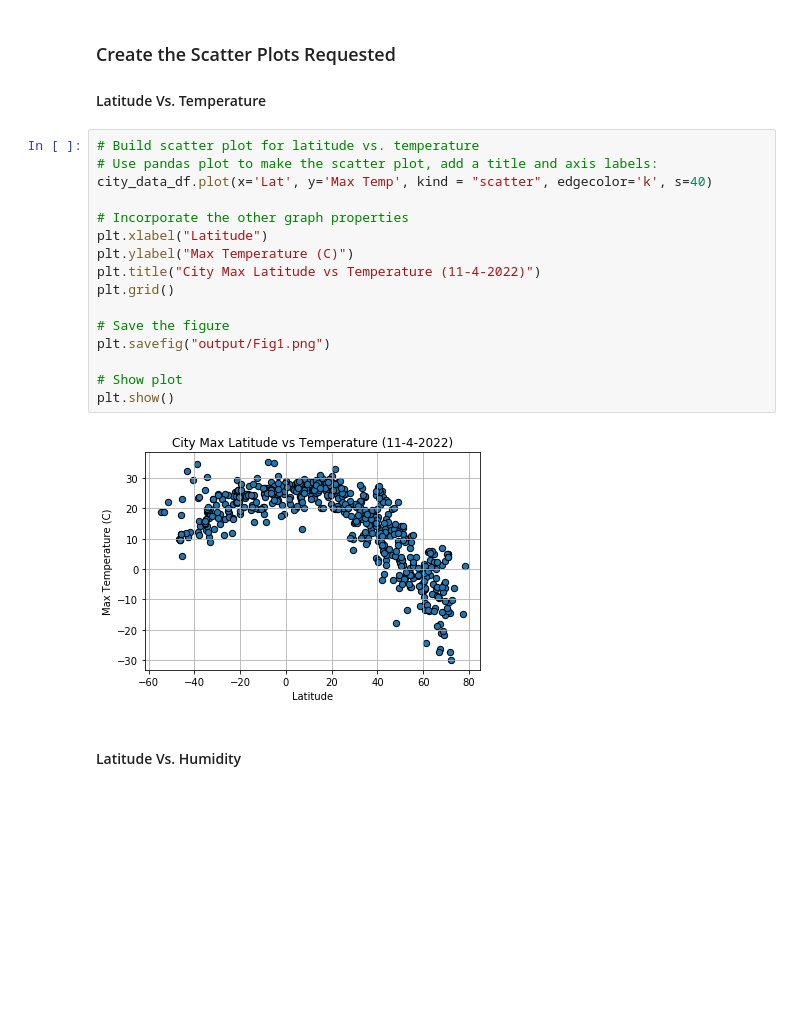
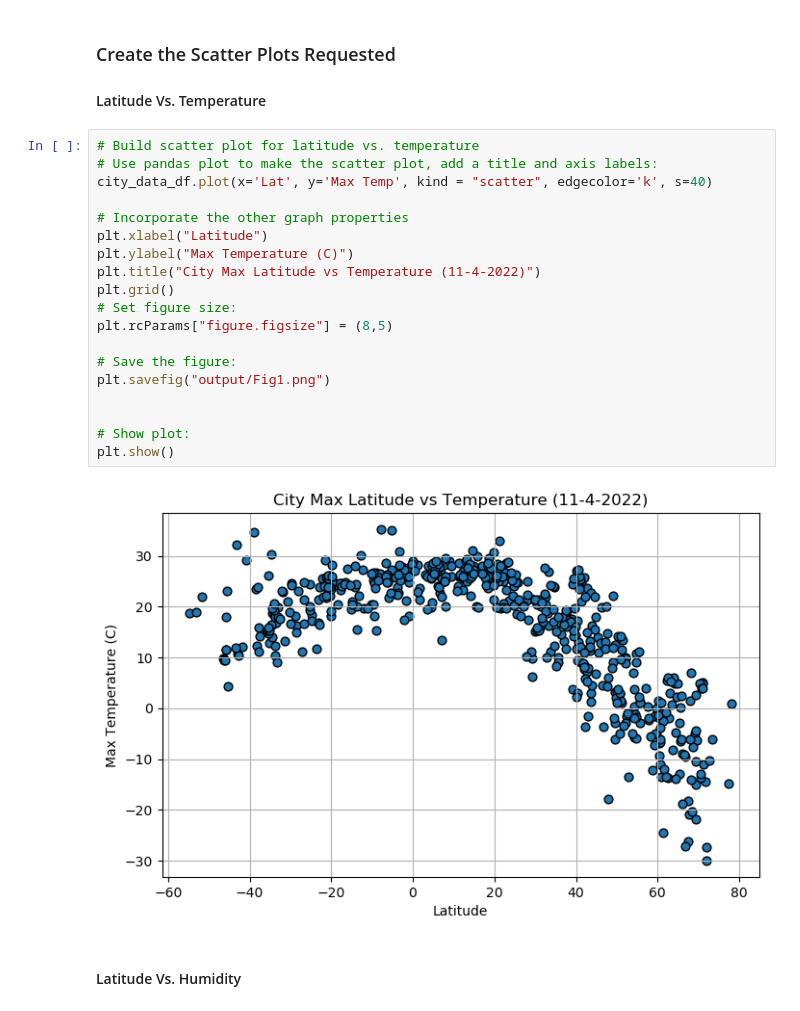
Before and after one commit to zwcrowley/Module_6_python_api_challenge, a Jupyter notebook: api_challenge/WeatherPy/WeatherPy_main.ipynb, the cells around one changed output. Drawn from its saved outputs; the diff is of its cells as text; blank space fills up the shorter version.

```diff
--- a/api_challenge/WeatherPy/WeatherPy_main.ipynb
+++ b/api_challenge/WeatherPy/WeatherPy_main.ipynb
@@ -196,21 +199,24 @@ city_data_df.head()
 # %%
 # Build scatter plot for latitude vs. temperature
 # Use pandas plot to make the scatter plot, add a title and axis labels:
 city_data_df.plot(x='Lat', y='Max Temp', kind = "scatter", edgecolor='k', s=40)
 
 # Incorporate the other graph properties
 plt.xlabel("Latitude")
 plt.ylabel("Max Temperature (C)")
 plt.title("City Max Latitude vs Temperature (11-4-2022)")
 plt.grid()
+# Set figure size:
+plt.rcParams["figure.figsize"] = (8,5)
 
-# Save the figure
+# Save the figure:
 plt.savefig("output/Fig1.png")
 
-# Show plot
+
+# Show plot:
 plt.show()
 # %% [output]
-[figure, old version]
+[figure, new version]
 # %% [markdown]
 #### Latitude Vs. Humidity
 # %%
```
Also changed, not shown: parts of 24 cells of this notebook, 4 other files.
